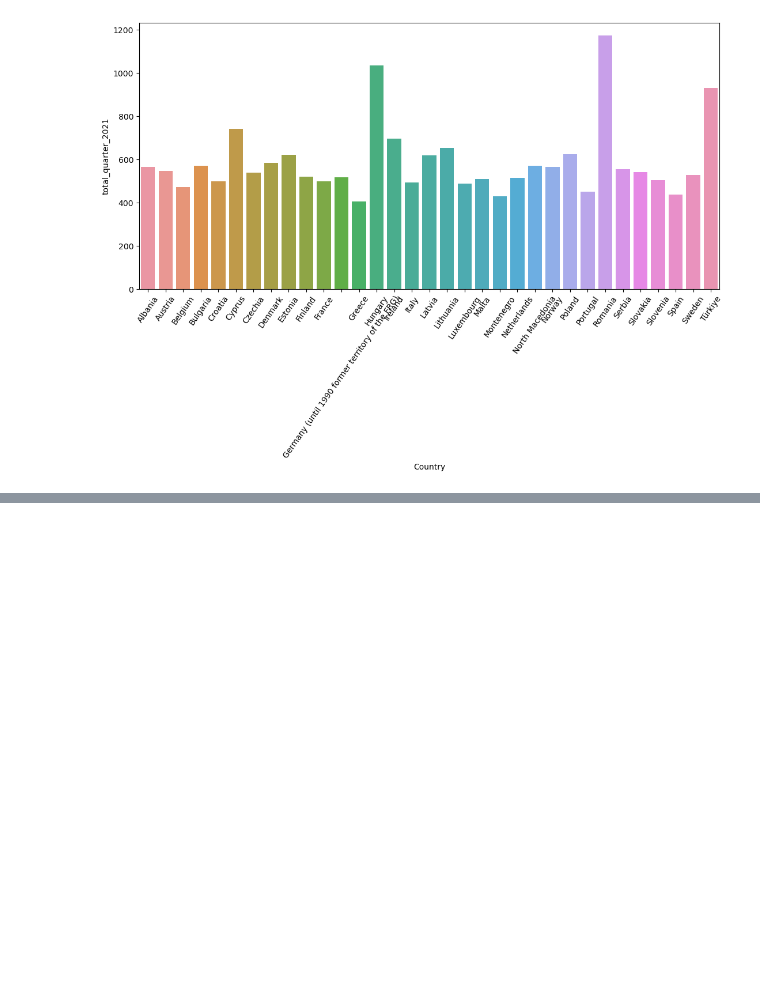
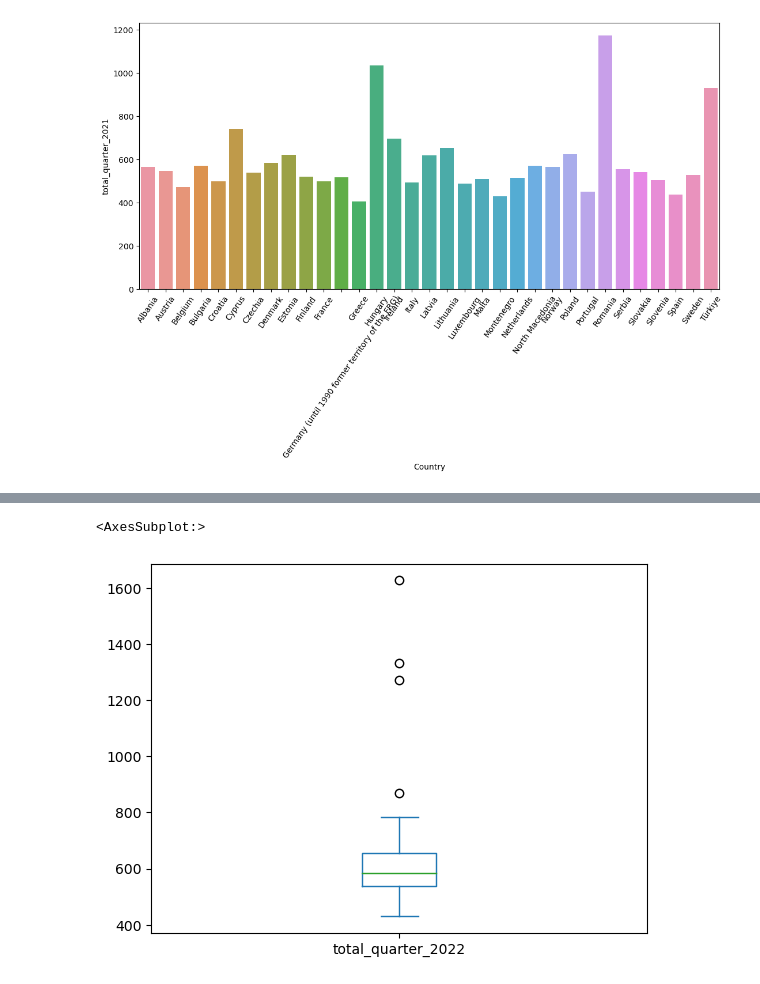
Before and after one commit to 2021029/Project_2, a Jupyter notebook: CA_2.ipynb, the cells around one changed output, grey strips where cells are left out. Drawn from its saved outputs; the diff is of its cells as text; code cells hidden in the pictures; blank space fills up the shorter version.

```diff
--- a/CA_2.ipynb
+++ b/CA_2.ipynb
@@ -368,0 +373,5 @@ px.pie(wage, names='total_quarter_2021')
+# %%
+wage.total_quarter_2022.plot(kind='box')
+# %% [output]
+<AxesSubplot:>
+[figure, added]
```
Also changed, not shown: parts of 134 cells of this notebook.
